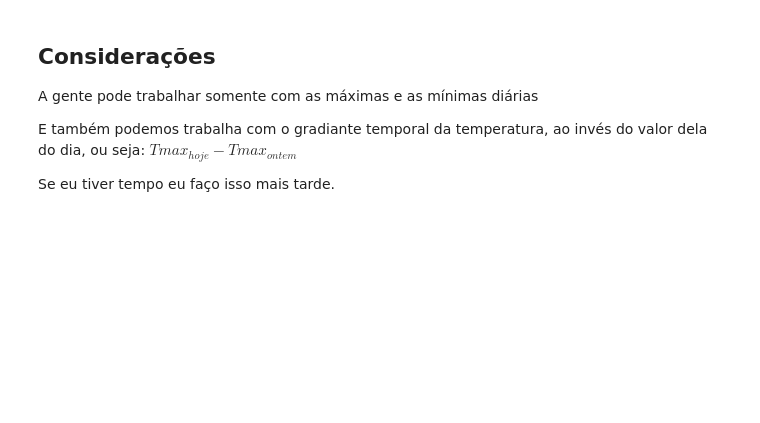
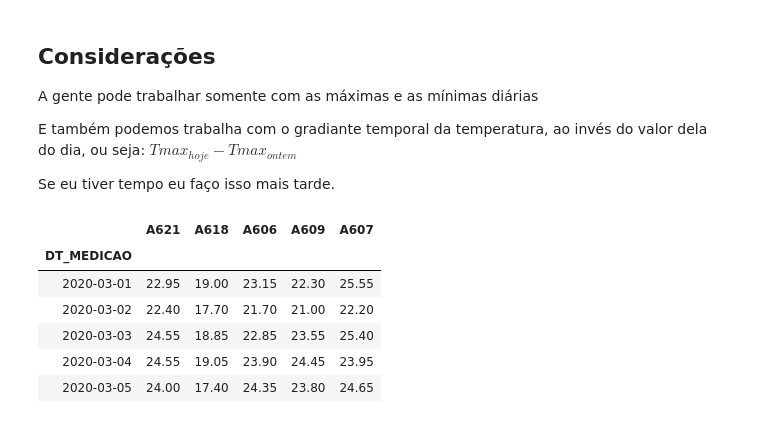
Before and after one commit to asalunai/IoT-trabalho, a Jupyter notebook: pre_proc.ipynb, the cells around one changed output. Saved outputs shown, nothing was run; the diff lists cells and outputs as text; code cells hidden in the pictures; blank space fills up the shorter version.

```diff
--- a/pre_proc.ipynb
+++ b/pre_proc.ipynb
@@ -235,3 +242,83 @@ A gente pode trabalhar somente com as máximas e as mínimas diárias
 E também podemos trabalha com o gradiante temporal da temperatura, ao invés do valor dela do dia, ou seja: $Tmax_{hoje}-Tmax_{ontem}$
 
 Se eu tiver tempo eu faço isso mais tarde.
+# %%
+# Trabalhando com máxima e mínima diárias:
+
+
+est_cod = ['A621', 'A618', 'A606', 'A609', 'A607']
+colunas = ['TEM_MAX','TEM_MIN']
+
+
+def abre_dados_dia(nome_csv):
+    # nome_csv: string com o nome do arquivo csv
+    # colunas: tupla com o nome das colunas desejadas
+    # Nota: a data da medição já é o index!!!
+    # Ex: ['CD_ESTACAO',,'PRE_INS','PRE_MAX','PRE_MIN']
+    # Ex: ['CD_ESTACAO','TEM_INS','TEM_MAX','TEM_MIN']
+
+    # abre o arquivo csv:
+    #path_dados = 'IoT-trabalho/dados/'
+    path_dados = 'dados/'
+    df = pd.read_csv(path_dados + nome_csv, index_col=0, encoding='latin')
+
+    df.drop('HR_MEDICAO', axis=1, inplace=True)
+
+    # Define a data da medição como index:
+    df.set_index('DT_MEDICAO', inplace=True)
+
+
+    # formata data:
+    # Quero as maximas e minimas de cada dia df['DT_MEDICAO']
+    df = df.groupby('DT_MEDICAO').agg({'TEM_MAX':'max', 'TEM_MIN':'min'})
+
+
+    # seleciona as colunas desejadas:
+    df_t = df[colunas]
+
+    return df_t
+
+
+
+try:
+  del df_comp_dia, df_comp_dia_max, df_comp_dia_min
+except:
+  pass
+
+for est in est_cod:
+  df = abre_dados_dia(est+'_2020-03.csv')
+  dfMin = df.copy()
+  dfMax = df.copy()
+  df[est] = df.mean(axis=1)
+  dfMin[est] = dfMin['TEM_MIN']
+  dfMax[est] = dfMax['TEM_MAX']
+  df.drop(df.columns[0:2], axis=1, inplace=True)
+  dfMin.drop(dfMin.columns[0:2], axis=1, inplace=True)
+  dfMax.drop(dfMax.columns[0:2], axis=1, inplace=True)
+  try:
+    df_comp_dia = pd.concat([df_comp_dia, df] , axis=1)
+    df_comp_dia_min = pd.concat([df_comp_dia_min, dfMin] , axis=1)
+    df_comp_dia_max = pd.concat([df_comp_dia_max, dfMax] , axis=1)
+  except:
+    df_comp_dia = df
+    df_comp_dia_min = dfMin
+    df_comp_dia_max = dfMax
+
+display(df_comp_dia.head())
+display(df_comp_dia_min.head())
+display(df_comp_dia_max.head())
+
+# Calcula média e desvio padrão para cada linha
+df_med = df_comp_dia.mean(axis=1)
+df_des = df_comp_dia.std(axis=1)
+
+display(df_med.head())
+display(df_des.head())
+# %% [output]
+|  | A621 | A618 | A606 | A609 | A607 |
+| DT_MEDICAO |  |  |  |  |  |
+| 2020-03-01 | 22.95 | 19.00 | 23.15 | 22.30 | 25.55 |
+| 2020-03-02 | 22.40 | 17.70 | 21.70 | 21.00 | 22.20 |
+| 2020-03-03 | 24.55 | 18.85 | 22.85 | 23.55 | 25.40 |
+| 2020-03-04 | 24.55 | 19.05 | 23.90 | 24.45 | 23.95 |
+| 2020-03-05 | 24.00 | 17.40 | 24.35 | 23.80 | 24.65 |
```
Also changed, not shown: parts of 5 cells of this notebook.
